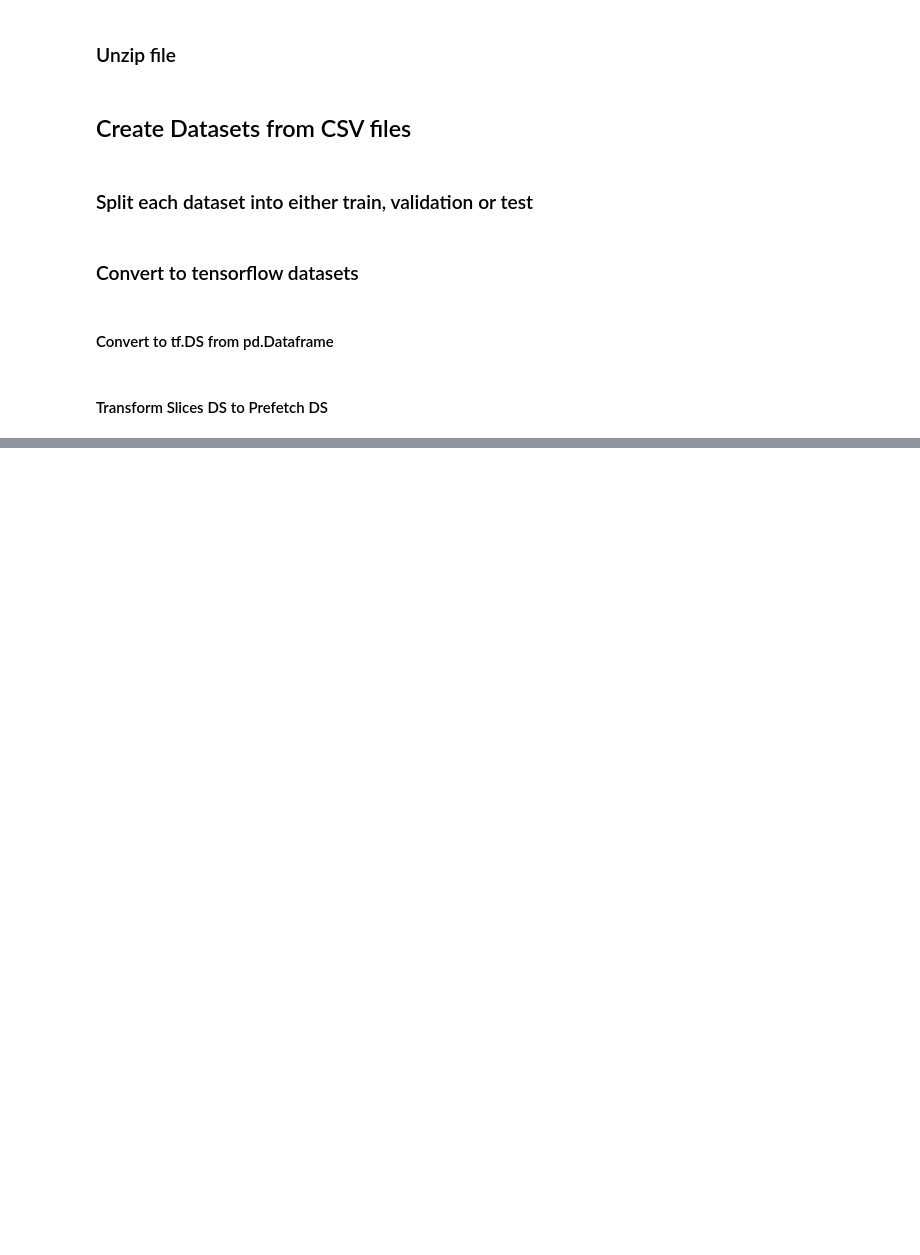
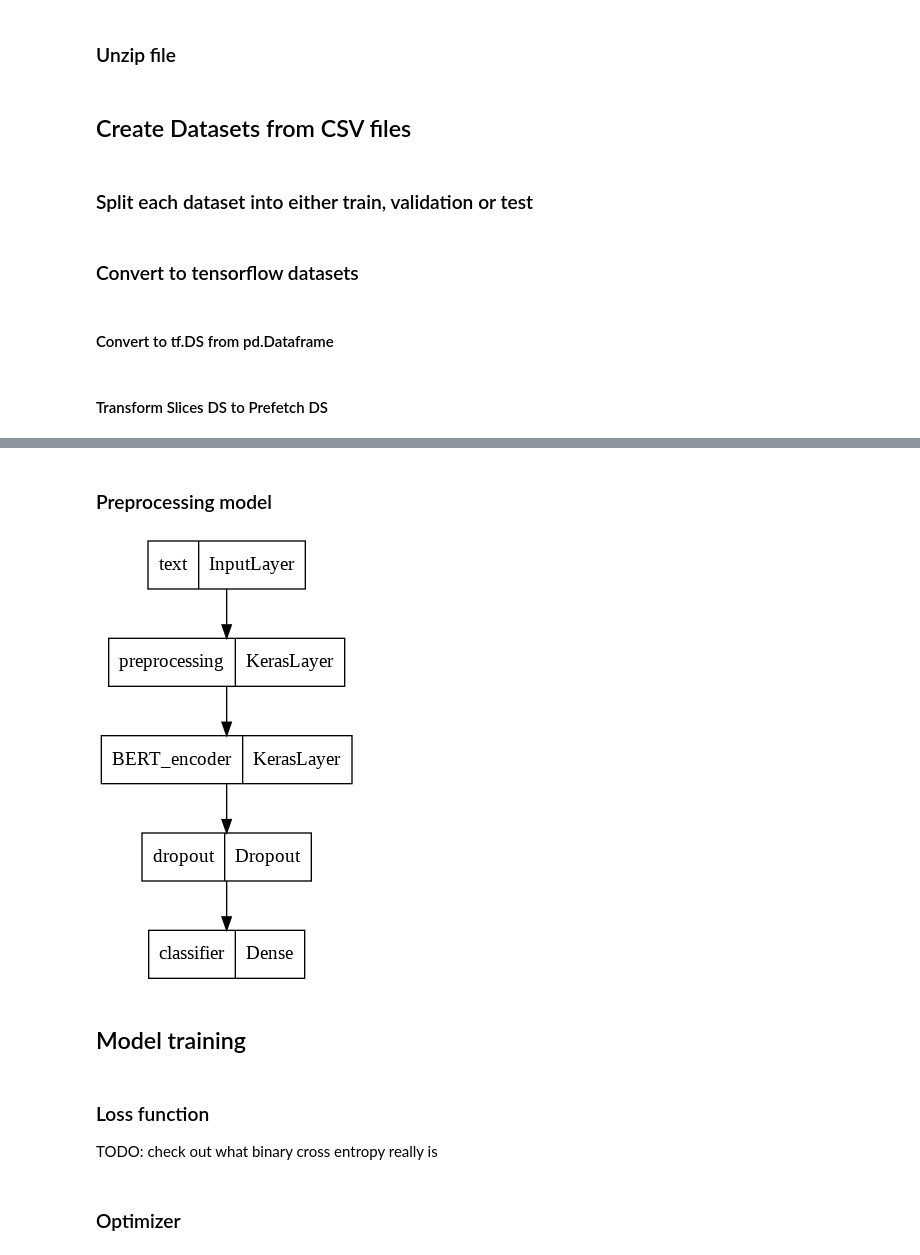
Before and after one commit to YangHee-Min/DL_fakenews, a Jupyter notebook: Fakenews_DL.ipynb, the cells around one changed output, grey strips where cells are left out. Cells and saved outputs as stored; diff of their text form; code cells hidden in the pictures; blank space fills up the shorter version.

```diff
--- a/Fakenews_DL.ipynb
+++ b/Fakenews_DL.ipynb
@@ -112,0 +263,2 @@ is_true
+# %% [markdown]
+### Preprocessing model
@@ -112,0 +267,21 @@ is_true
+# %%
+def build_classifier_model():
+  text_input = tf.keras.layers.Input(shape=(), dtype=tf.string, name='text')
+  preprocessing_layer = hub.KerasLayer(tfhub_handle_preprocess, name='preprocessing')
+  encoder_inputs = preprocessing_layer(text_input)
+  encoder = hub.KerasLayer(tfhub_handle_encoder, trainable=True, name='BERT_encoder')
+  outputs = encoder(encoder_inputs)
+  net = outputs['pooled_output']
+  net = tf.keras.layers.Dropout(0.1)(net)
+  net = tf.keras.layers.Dense(1, activation=None, name='classifier')(net)
+  return tf.keras.Model(text_input, net)
+# %%
+classifier_model = build_classifier_model()
+tf.keras.utils.plot_model(classifier_model)
+# %% [output]
+[figure, added]
+# %% [markdown]
+## Model training
+# %% [markdown]
+### Loss function
+TODO: check out what binary cross entropy really is
@@ -112,0 +291,2 @@ is_true
+# %% [markdown]
+### Optimizer
```
Also changed, not shown: parts of 19 cells of this notebook.
